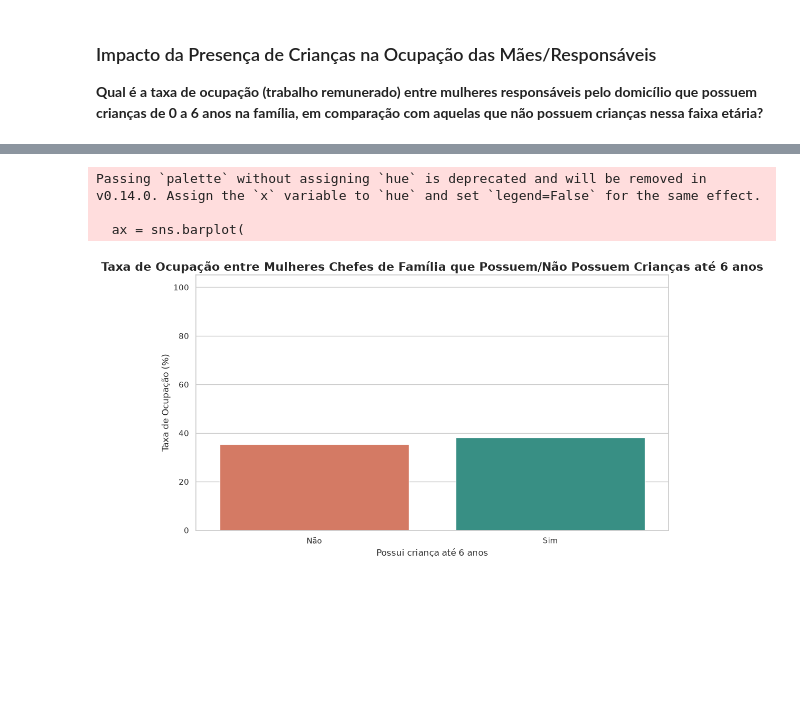
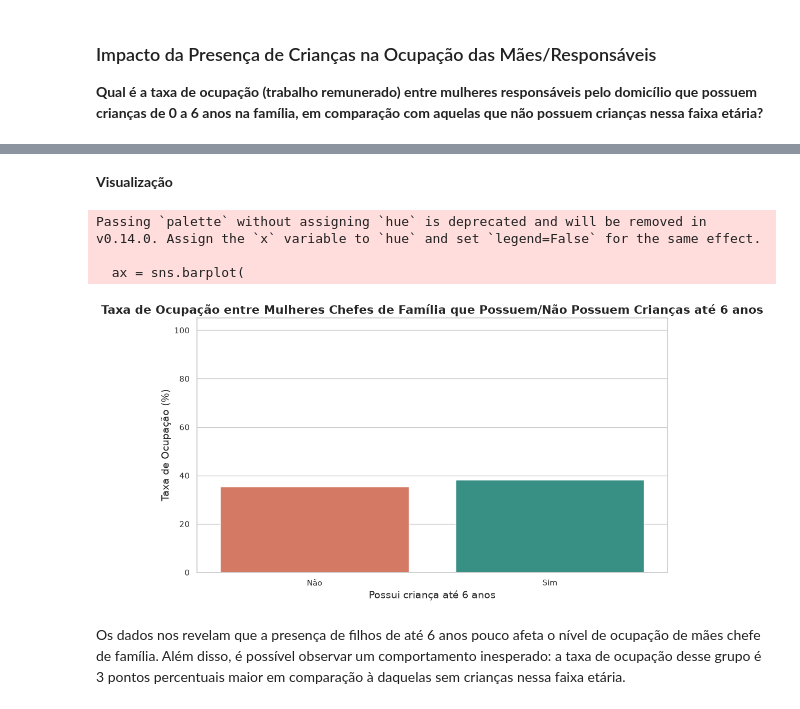
Before and after one commit to NathanLima1/TecnologiasDataScience, a Jupyter notebook: PandasIBGE/main.ipynb, the cells around one changed output, grey strips where cells are left out. Cells and saved outputs as stored; diff of their text form; code cells hidden in the pictures; blank space fills up the shorter version.

Commit message:
refactor: responde as perguntas e ajusta faixas de renda

```diff
--- a/PandasIBGE/main.ipynb
+++ b/PandasIBGE/main.ipynb
@@ -780,3 +783,25 @@ Passing `palette` without assigning `hue` is deprecated and will be removed in v
 
   sns.barplot(
 [figure]
+# %%
+sns.set_theme(style='whitegrid')
+fig, ax = plt.subplots(figsize=(10, 6))
+
+paleta = sns.color_palette("Oranges_r", n_colors=len(pdf_pcd))[::-1]
+
+sns.barplot(
+    data=pdf_pcd,
+    x="FAIXA_RENDA_PER_CAPITA",
+    y='Percentual_PCD',
+    palette=paleta,
+    ax=ax
+)
+
+ax.set_title("Percentual de Pessoas com Deficiência (PCD) por Faixa de Renda per Capita", fontsize=18, weight='bold')
+ax.set_xlabel("Faixa de Renda Familiar por Capita", fontsize=14)
+ax.set_ylabel("PCD (%)", fontsize=14)
+ax.set_ylim(0, 105)
+ax.tick_params(axis='x', rotation=15)
+
+plt.tight_layout()
+plt.show()
@@ -828,6 +862,8 @@ taxa_ocupacao_mulheres.show(truncate=False)
 |0                  |14636690                     |0.3544184511662131|
 |1                  |7667485                      |0.3822554592542405|
 +-------------------+-----------------------------+------------------+
+# %% [markdown]
+**Visualização**
 # %%
 ocupacao_mulheres_pandas = taxa_ocupacao_mulheres.toPandas()
 
@@ -838,23 +874,25 @@ ocupacao_mulheres_pandas['Percentual'] = ocupacao_mulheres_pandas['Taxa_Ocupacao
 # %%
 sns.set_theme(style='whitegrid')
 plt.figure(figsize=(10, 6))
 
 ax = sns.barplot(
     data=ocupacao_mulheres_pandas,
     x="Tem_Crianca",
     y='Percentual',
     palette=["#e76f51", "#2a9d8f"]
 )
 
 plt.title("Taxa de Ocupação entre Mulheres Chefes de Família que Possuem/Não Possuem Crianças até 6 anos", fontsize=16, weight='bold')
-plt.xlabel('Possui criança até 6 anos', fontsize=12)
-plt.ylabel('Taxa de Ocupação (%)', fontsize=12)
+plt.xlabel('Possui criança até 6 anos', fontsize=14)
+plt.ylabel('Taxa de Ocupação (%)', fontsize=14)
 plt.ylim(0, 105)
 
 plt.tight_layout()
 plt.show()
 # %% [output]
 Passing `palette` without assigning `hue` is deprecated and will be removed in v0.14.0. Assign the `x` variable to `hue` and set `legend=False` for the same effect.
 
   ax = sns.barplot(
-[figure, old version]
+[figure, new version]
+# %% [markdown]
+Os dados nos revelam que a presença de filhos de até 6 anos pouco afeta o nível de ocupação de mães chefe de família. Além disso, é possível observar um comportamento inesperado: a taxa de ocupação desse grupo é 3 pontos percentuais maior em comparação à daquelas sem crianças nessa faixa etária.
```
Also changed, not shown: parts of 22 cells of this notebook.
